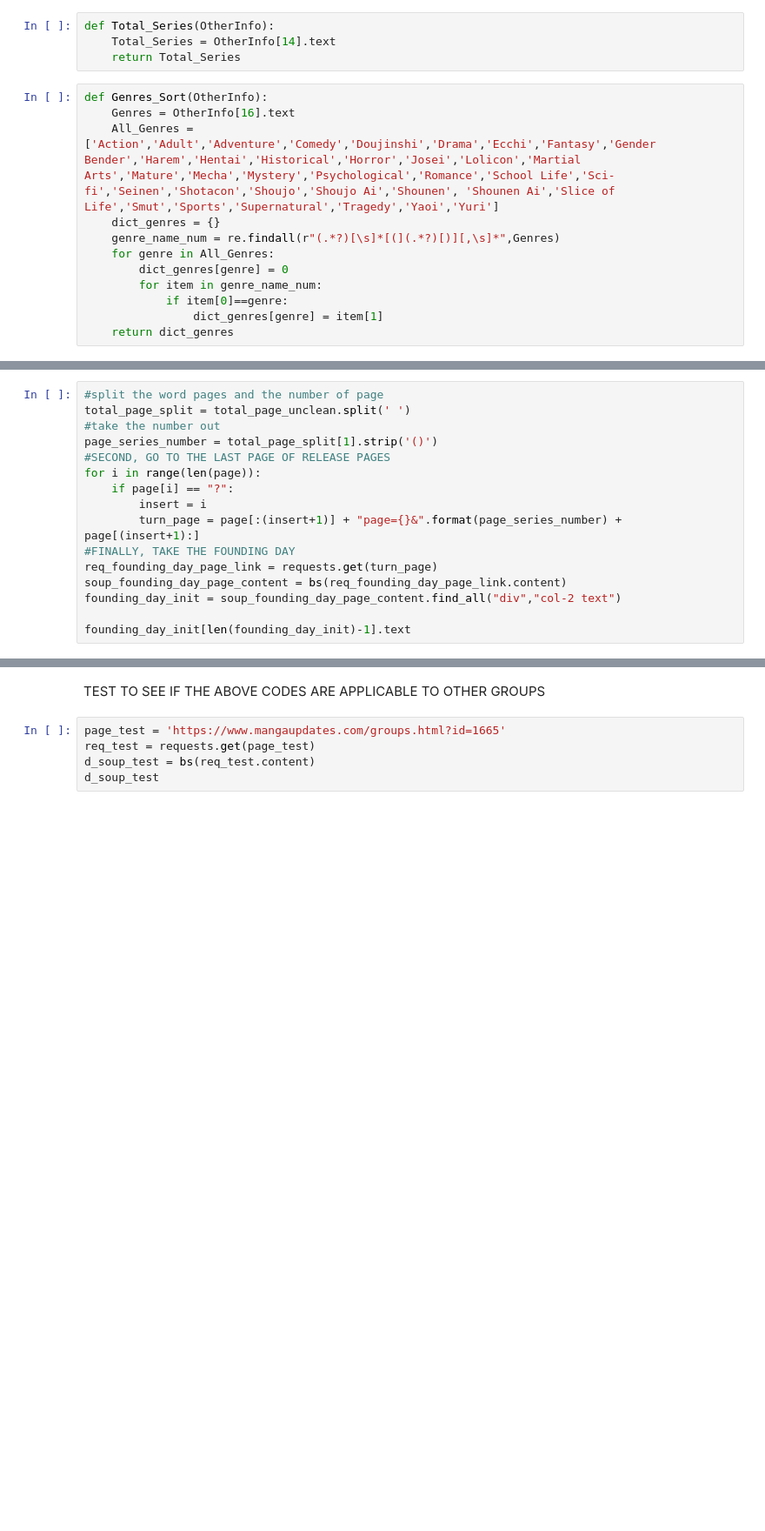
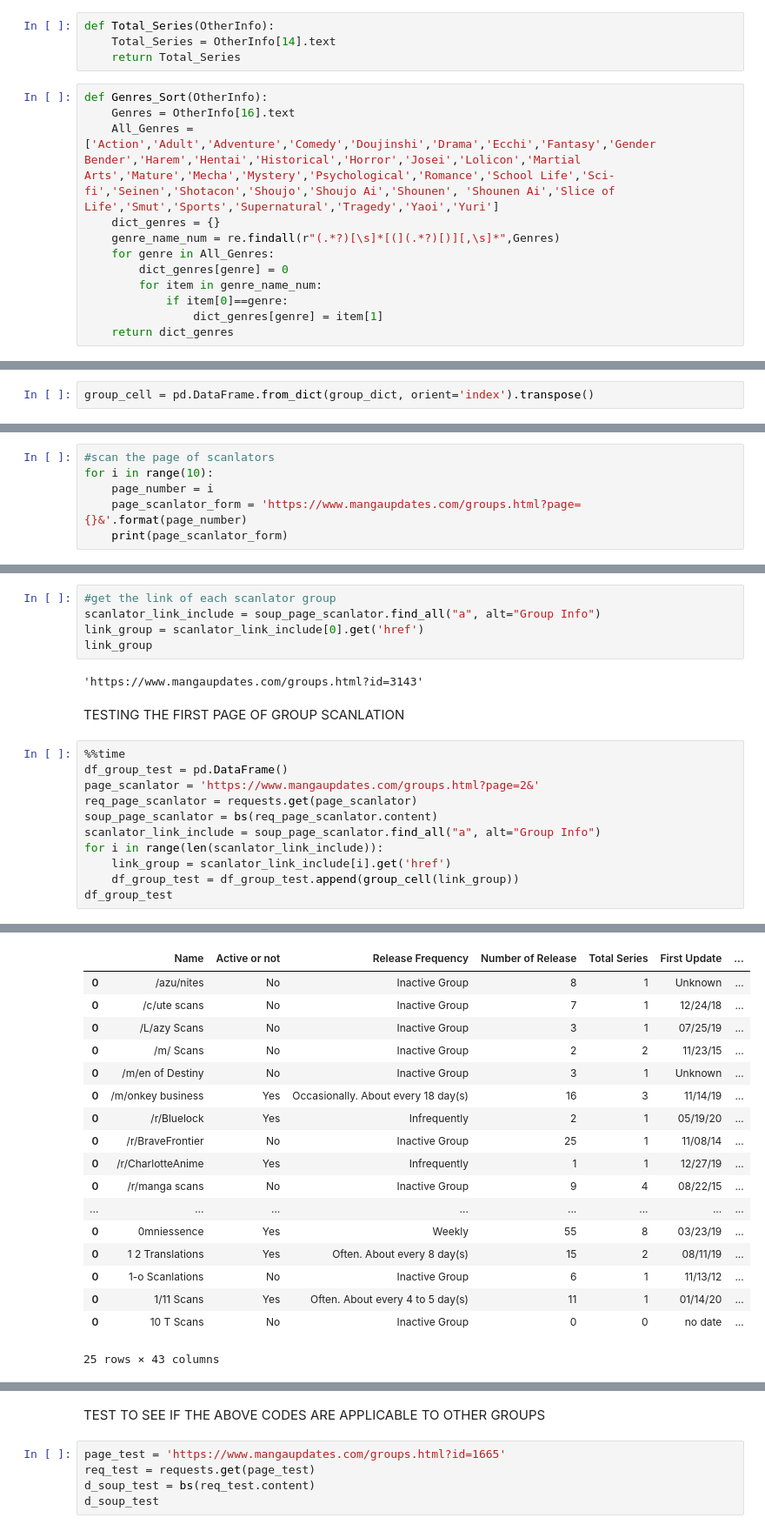
Before and after one commit to haolinh24/MangaUpdates, a Jupyter notebook: Scrape Manga Updates.ipynb, the cells around one changed output, grey strips where cells are left out. Shown at 87% size. Drawn from its saved outputs; the diff is of its cells as text; blank space fills up the shorter version.

Commit message:
scraping the series

```diff
--- a/Scrape Manga Updates.ipynb
+++ b/Scrape Manga Updates.ipynb
@@ -92,0 +111,2 @@ def founding_day_new_ver(d_soup, page):
+# %%
+group_cell = pd.DataFrame.from_dict(group_dict, orient='index').transpose()
@@ -100,16 +149,0 @@ UnboundLocalError: local variable 'day' referenced before assignment
-# %%
-#split the word pages and the number of page
-total_page_split = total_page_unclean.split(' ')
-#take the number out
-page_series_number = total_page_split[1].strip('()')
-#SECOND, GO TO THE LAST PAGE OF RELEASE PAGES
-for i in range(len(page)):
-    if page[i] == "?":
-        insert = i
-        turn_page = page[:(insert+1)] + "page={}&".format(page_series_number) + page[(insert+1):]
-#FINALLY, TAKE THE FOUNDING DAY
-req_founding_day_page_link = requests.get(turn_page)
-soup_founding_day_page_content = bs(req_founding_day_page_link.content)
-founding_day_init = soup_founding_day_page_content.find_all("div","col-2 text")
-
-founding_day_init[len(founding_day_init)-1].text
@@ -117,0 +150,6 @@ founding_day_init[len(founding_day_init)-1].text
+# %%
+#scan the page of scanlators
+for i in range(10):
+    page_number = i
+    page_scanlator_form = 'https://www.mangaupdates.com/groups.html?page={}&'.format(page_number)
+    print(page_scanlator_form)
@@ -117,0 +167,21 @@ founding_day_init[len(founding_day_init)-1].text
+# %%
+#get the link of each scanlator group
+scanlator_link_include = soup_page_scanlator.find_all("a", alt="Group Info")
+link_group = scanlator_link_include[0].get('href')
+link_group
+# %% [output]
+'https://www.mangaupdates.com/groups.html?id=3143'
+# %% [markdown]
+TESTING THE FIRST PAGE OF GROUP SCANLATION
+# %%
+%%time
+df_group_test = pd.DataFrame()
+page_scanlator = 'https://www.mangaupdates.com/groups.html?page=2&'
+req_page_scanlator = requests.get(page_scanlator)
+soup_page_scanlator = bs(req_page_scanlator.content)
+scanlator_link_include = soup_page_scanlator.find_all("a", alt="Group Info")
+for i in range(len(scanlator_link_include)):
+    link_group = scanlator_link_include[i].get('href')
+    df_group_test = df_group_test.append(group_cell(link_group))
+df_group_test
+# %% [output]
@@ -117,0 +189,18 @@ founding_day_init[len(founding_day_init)-1].text
+|  | Name | Active or not | Release Frequency | Number of Release | Total Series | First Update | ... |
+| 0 | /azu/nites | No | Inactive Group | 8 | 1 | Unknown | ... |
+| 0 | /c/ute scans | No | Inactive Group | 7 | 1 | 12/24/18 | ... |
+| 0 | /L/azy Scans | No | Inactive Group | 3 | 1 | 07/25/19 | ... |
+| 0 | /m/ Scans | No | Inactive Group | 2 | 2 | 11/23/15 | ... |
+| 0 | /m/en of Destiny | No | Inactive Group | 3 | 1 | Unknown | ... |
+| 0 | /m/onkey business | Yes | Occasionally. About every 18 day(s) | 16 | 3 | 11/14/19 | ... |
+| 0 | /r/Bluelock | Yes | Infrequently | 2 | 1 | 05/19/20 | ... |
+| 0 | /r/BraveFrontier | No | Inactive Group | 25 | 1 | 11/08/14 | ... |
+| 0 | /r/CharlotteAnime | Yes | Infrequently | 1 | 1 | 12/27/19 | ... |
+| 0 | /r/manga scans | No | Inactive Group | 9 | 4 | 08/22/15 | ... |
+| ... | ... | ... | ... | ... | ... | ... | ... |
+| 0 | 0mniessence | Yes | Weekly | 55 | 8 | 03/23/19 | ... |
+| 0 | 1 2 Translations | Yes | Often. About every 8 day(s) | 15 | 2 | 08/11/19 | ... |
+| 0 | 1-o Scanlations | No | Inactive Group | 6 | 1 | 11/13/12 | ... |
+| 0 | 1/11 Scans | Yes | Often. About every 4 to 5 day(s) | 11 | 1 | 01/14/20 | ... |
+| 0 | 10 T Scans | No | Inactive Group | 0 | 0 | no date | ... |
+25 rows × 43 columns
```
Also changed, not shown: parts of 36 cells of this notebook.
